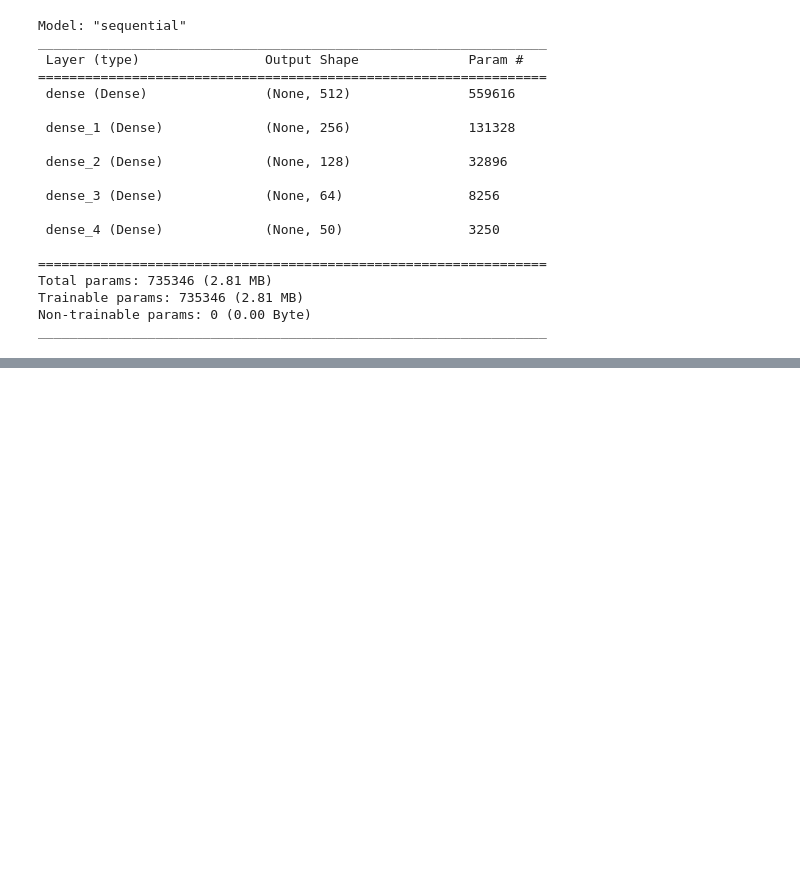
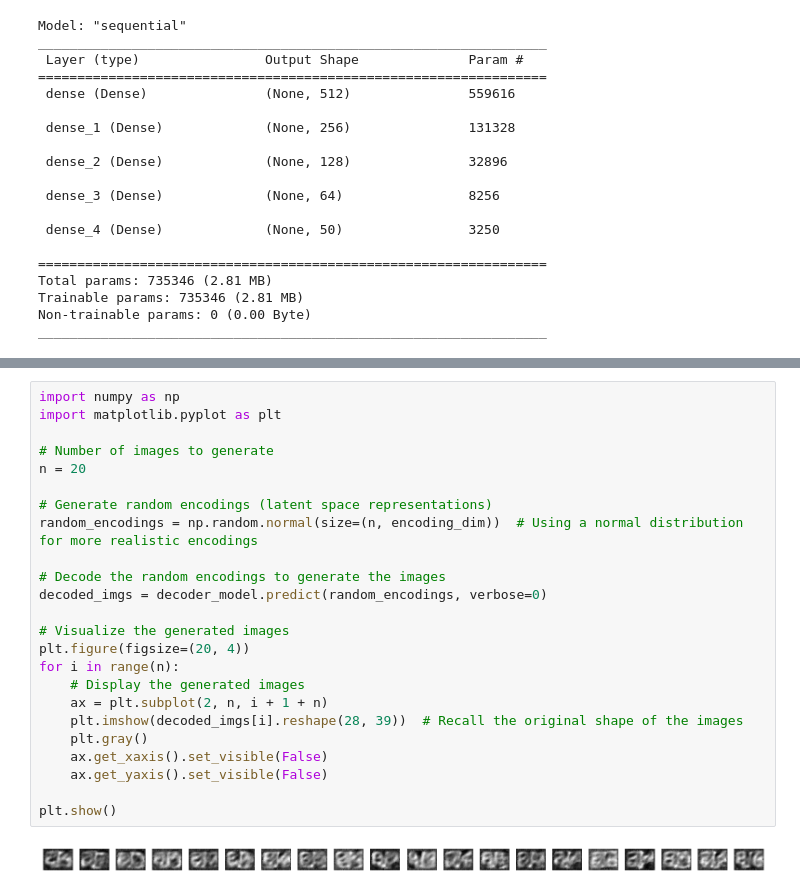
Before and after one commit to andreamoleri/AML-Assignments, a Jupyter notebook: Assignment 2/Assignment 2.ipynb, the cells around one changed output, grey strips where cells are left out. Drawn from its saved outputs; the diff is of its cells as text; blank space fills up the shorter version.

```diff
--- a/Assignment 2/Assignment 2.ipynb
+++ b/Assignment 2/Assignment 2.ipynb
@@ -946,0 +781,26 @@ Model on original data with PCA - Test Accuracy: 0.1716
+# %%
+import numpy as np
+import matplotlib.pyplot as plt
+
+# Number of images to generate
+n = 20
+
+# Generate random encodings (latent space representations)
+random_encodings = np.random.normal(size=(n, encoding_dim))  # Using a normal distribution for more realistic encodings
+
+# Decode the random encodings to generate the images
+decoded_imgs = decoder_model.predict(random_encodings, verbose=0)
+
+# Visualize the generated images
+plt.figure(figsize=(20, 4))
+for i in range(n):
+    # Display the generated images
+    ax = plt.subplot(2, n, i + 1 + n)
+    plt.imshow(decoded_imgs[i].reshape(28, 39))  # Recall the original shape of the images
+    plt.gray()
+    ax.get_xaxis().set_visible(False)
+    ax.get_yaxis().set_visible(False)
+
+plt.show()
+# %% [output]
+[figure, added]
```
Also changed, not shown: parts of 39 cells of this notebook.
